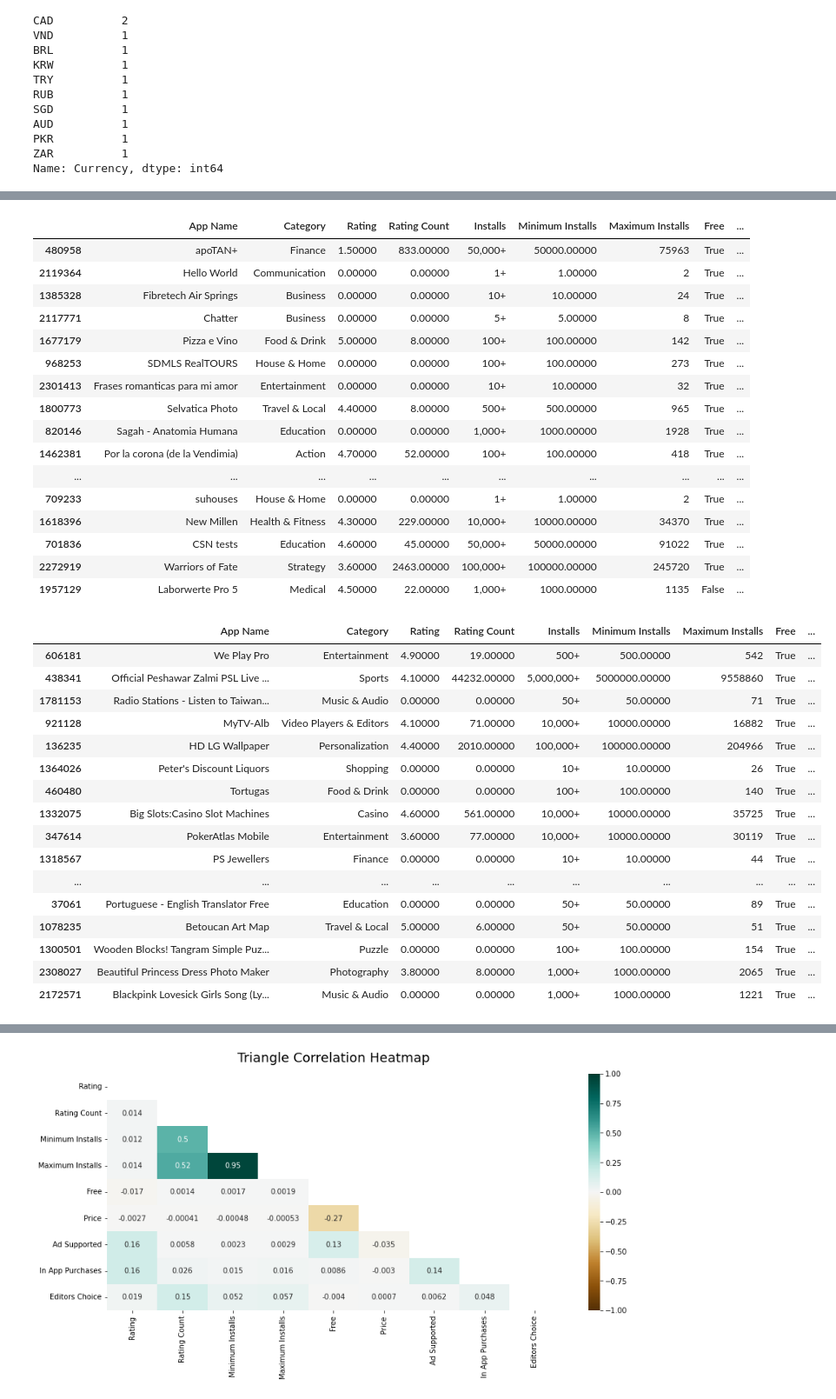
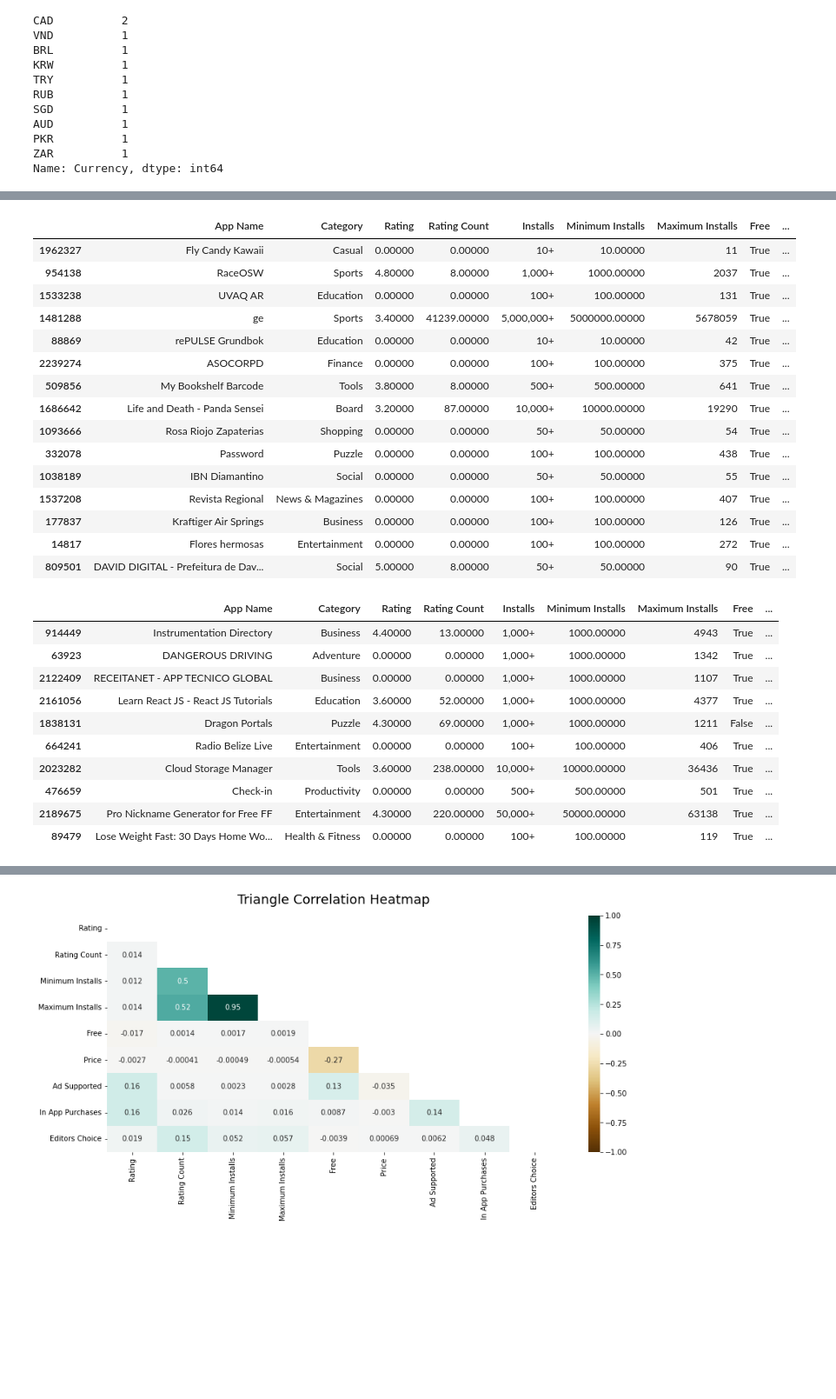
Before and after one commit to paul-trood/Portfolio-Mobile_app_recommendations, a Jupyter notebook: google_play_eda.ipynb, the cells around one changed output, grey strips where cells are left out. Shown at 87% size. Drawn from its saved outputs; the diff is of its cells as text; code cells hidden in the pictures; blank space fills up the shorter version.

```diff
--- a/google_play_eda.ipynb
+++ b/google_play_eda.ipynb
@@ -222,12 +233,15 @@ PKR          1
 ZAR          1
 Name: Currency, dtype: int64
 # %%
+# Drop irrelevant columns
 columns_dropped =   [
                         "App Id",
                         "Developer Website",
                         "Developer Email",
                         "Privacy Policy",
-                        "Scraped Time"
+                        "Scraped Time",
+                        "Size",
+                        "Minimum Android"
                     ]
 
 df = df.drop(columns=columns_dropped)
@@ -292,45 +301,38 @@ df = df[df["App Name"].map(lambda x: x.isascii())]
 df["Developer Id"] = df["Developer Id"].astype("string")
 # %%
 # Non-english language developers
-df[~df["Developer Id"].map(lambda x: x.isascii())].sample(30)
+df[~df["Developer Id"].map(lambda x: x.isascii())].sample(15)
 # %% [output]
 |  | App Name | Category | Rating | Rating Count | Installs | Minimum Installs | Maximum Installs | Free | ... |
-| 480958 | apoTAN+ | Finance | 1.50000 | 833.00000 | 50,000+ | 50000.00000 | 75963 | True | ... |
-| 2119364 | Hello World | Communication | 0.00000 | 0.00000 | 1+ | 1.00000 | 2 | True | ... |
-| 1385328 | Fibretech Air Springs | Business | 0.00000 | 0.00000 | 10+ | 10.00000 | 24 | True | ... |
-| 2117771 | Chatter | Business | 0.00000 | 0.00000 | 5+ | 5.00000 | 8 | True | ... |
-| 1677179 | Pizza e Vino | Food & Drink | 5.00000 | 8.00000 | 100+ | 100.00000 | 142 | True | ... |
-| 968253 | SDMLS RealTOURS | House & Home | 0.00000 | 0.00000 | 100+ | 100.00000 | 273 | True | ... |
-| 2301413 | Frases romanticas para mi amor | Entertainment | 0.00000 | 0.00000 | 10+ | 10.00000 | 32 | True | ... |
-| 1800773 | Selvatica Photo | Travel & Local | 4.40000 | 8.00000 | 500+ | 500.00000 | 965 | True | ... |
-| 820146 | Sagah - Anatomia Humana | Education | 0.00000 | 0.00000 | 1,000+ | 1000.00000 | 1928 | True | ... |
-| 1462381 | Por la corona (de la Vendimia) | Action | 4.70000 | 52.00000 | 100+ | 100.00000 | 418 | True | ... |
-| ... | ... | ... | ... | ... | ... | ... | ... | ... | ... |
-| 709233 | suhouses | House & Home | 0.00000 | 0.00000 | 1+ | 1.00000 | 2 | True | ... |
-| 1618396 | New Millen | Health & Fitness | 4.30000 | 229.00000 | 10,000+ | 10000.00000 | 34370 | True | ... |
-| 701836 | CSN tests | Education | 4.60000 | 45.00000 | 50,000+ | 50000.00000 | 91022 | True | ... |
-| 2272919 | Warriors of Fate | Strategy | 3.60000 | 2463.00000 | 100,000+ | 100000.00000 | 245720 | True | ... |
-| 1957129 | Laborwerte Pro 5 | Medical | 4.50000 | 22.00000 | 1,000+ | 1000.00000 | 1135 | False | ... |
+| 1962327 | Fly Candy Kawaii | Casual | 0.00000 | 0.00000 | 10+ | 10.00000 | 11 | True | ... |
+| 954138 | RaceOSW | Sports | 4.80000 | 8.00000 | 1,000+ | 1000.00000 | 2037 | True | ... |
+| 1533238 | UVAQ AR | Education | 0.00000 | 0.00000 | 100+ | 100.00000 | 131 | True | ... |
+| 1481288 | ge | Sports | 3.40000 | 41239.00000 | 5,000,000+ | 5000000.00000 | 5678059 | True | ... |
+| 88869 | rePULSE Grundbok | Education | 0.00000 | 0.00000 | 10+ | 10.00000 | 42 | True | ... |
+| 2239274 | ASOCORPD | Finance | 0.00000 | 0.00000 | 100+ | 100.00000 | 375 | True | ... |
+| 509856 | My Bookshelf Barcode | Tools | 3.80000 | 8.00000 | 500+ | 500.00000 | 641 | True | ... |
+| 1686642 | Life and Death - Panda Sensei | Board | 3.20000 | 87.00000 | 10,000+ | 10000.00000 | 19290 | True | ... |
+| 1093666 | Rosa Riojo Zapaterias | Shopping | 0.00000 | 0.00000 | 50+ | 50.00000 | 54 | True | ... |
+| 332078 | Password | Puzzle | 0.00000 | 0.00000 | 100+ | 100.00000 | 438 | True | ... |
+| 1038189 | IBN Diamantino | Social | 0.00000 | 0.00000 | 50+ | 50.00000 | 55 | True | ... |
+| 1537208 | Revista Regional | News & Magazines | 0.00000 | 0.00000 | 100+ | 100.00000 | 407 | True | ... |
+| 177837 | Kraftiger Air Springs | Business | 0.00000 | 0.00000 | 100+ | 100.00000 | 126 | True | ... |
+| 14817 | Flores hermosas | Entertainment | 0.00000 | 0.00000 | 100+ | 100.00000 | 272 | True | ... |
+| 809501 | DAVID DIGITAL - Prefeitura de Dav... | Social | 5.00000 | 8.00000 | 50+ | 50.00000 | 90 | True | ... |
 # %%
 # Filter out non-english speaking developers
 df = df[df["Developer Id"].map(lambda x: x.isascii())]
 # %%
-df.sample(30)
+df.sample(10)
 # %% [output]
 |  | App Name | Category | Rating | Rating Count | Installs | Minimum Installs | Maximum Installs | Free | ... |
-| 606181 | We Play Pro | Entertainment | 4.90000 | 19.00000 | 500+ | 500.00000 | 542 | True | ... |
-| 438341 | Official Peshawar Zalmi PSL Live ... | Sports | 4.10000 | 44232.00000 | 5,000,000+ | 5000000.00000 | 9558860 | True | ... |
-| 1781153 | Radio Stations - Listen to Taiwan... | Music & Audio | 0.00000 | 0.00000 | 50+ | 50.00000 | 71 | True | ... |
-| 921128 | MyTV-Alb | Video Players & Editors | 4.10000 | 71.00000 | 10,000+ | 10000.00000 | 16882 | True | ... |
-| 136235 | HD LG Wallpaper | Personalization | 4.40000 | 2010.00000 | 100,000+ | 100000.00000 | 204966 | True | ... |
-| 1364026 | Peter's Discount Liquors | Shopping | 0.00000 | 0.00000 | 10+ | 10.00000 | 26 | True | ... |
-| 460480 | Tortugas | Food & Drink | 0.00000 | 0.00000 | 100+ | 100.00000 | 140 | True | ... |
-| 1332075 | Big Slots:Casino Slot Machines | Casino | 4.60000 | 561.00000 | 10,000+ | 10000.00000 | 35725 | True | ... |
-| 347614 | PokerAtlas Mobile | Entertainment | 3.60000 | 77.00000 | 10,000+ | 10000.00000 | 30119 | True | ... |
-| 1318567 | PS Jewellers | Finance | 0.00000 | 0.00000 | 10+ | 10.00000 | 44 | True | ... |
-| ... | ... | ... | ... | ... | ... | ... | ... | ... | ... |
-| 37061 | Portuguese - English Translator Free | Education | 0.00000 | 0.00000 | 50+ | 50.00000 | 89 | True | ... |
-| 1078235 | Betoucan Art Map | Travel & Local | 5.00000 | 6.00000 | 50+ | 50.00000 | 51 | True | ... |
-| 1300501 | Wooden Blocks! Tangram Simple Puz... | Puzzle | 0.00000 | 0.00000 | 100+ | 100.00000 | 154 | True | ... |
-| 2308027 | Beautiful Princess Dress Photo Maker | Photography | 3.80000 | 8.00000 | 1,000+ | 1000.00000 | 2065 | True | ... |
-| 2172571 | Blackpink Lovesick Girls Song (Ly... | Music & Audio | 0.00000 | 0.00000 | 1,000+ | 1000.00000 | 1221 | True | ... |
+| 914449 | Instrumentation Directory | Business | 4.40000 | 13.00000 | 1,000+ | 1000.00000 | 4943 | True | ... |
+| 63923 | DANGEROUS DRIVING | Adventure | 0.00000 | 0.00000 | 1,000+ | 1000.00000 | 1342 | True | ... |
+| 2122409 | RECEITANET - APP TECNICO GLOBAL | Business | 0.00000 | 0.00000 | 1,000+ | 1000.00000 | 1107 | True | ... |
+| 2161056 | Learn React JS - React JS Tutorials | Education | 3.60000 | 52.00000 | 1,000+ | 1000.00000 | 4377 | True | ... |
+| 1838131 | Dragon Portals | Puzzle | 4.30000 | 69.00000 | 1,000+ | 1000.00000 | 1211 | False | ... |
+| 664241 | Radio Belize Live | Entertainment | 0.00000 | 0.00000 | 100+ | 100.00000 | 406 | True | ... |
+| 2023282 | Cloud Storage Manager | Tools | 3.60000 | 238.00000 | 10,000+ | 10000.00000 | 36436 | True | ... |
+| 476659 | Check-in | Productivity | 0.00000 | 0.00000 | 500+ | 500.00000 | 501 | True | ... |
+| 2189675 | Pro Nickname Generator for Free FF | Entertainment | 4.30000 | 220.00000 | 50,000+ | 50000.00000 | 63138 | True | ... |
+| 89479 | Lose Weight Fast: 30 Days Home Wo... | Health & Fitness | 0.00000 | 0.00000 | 100+ | 100.00000 | 119 | True | ... |
```
Also changed, not shown: parts of 51 cells of this notebook.
